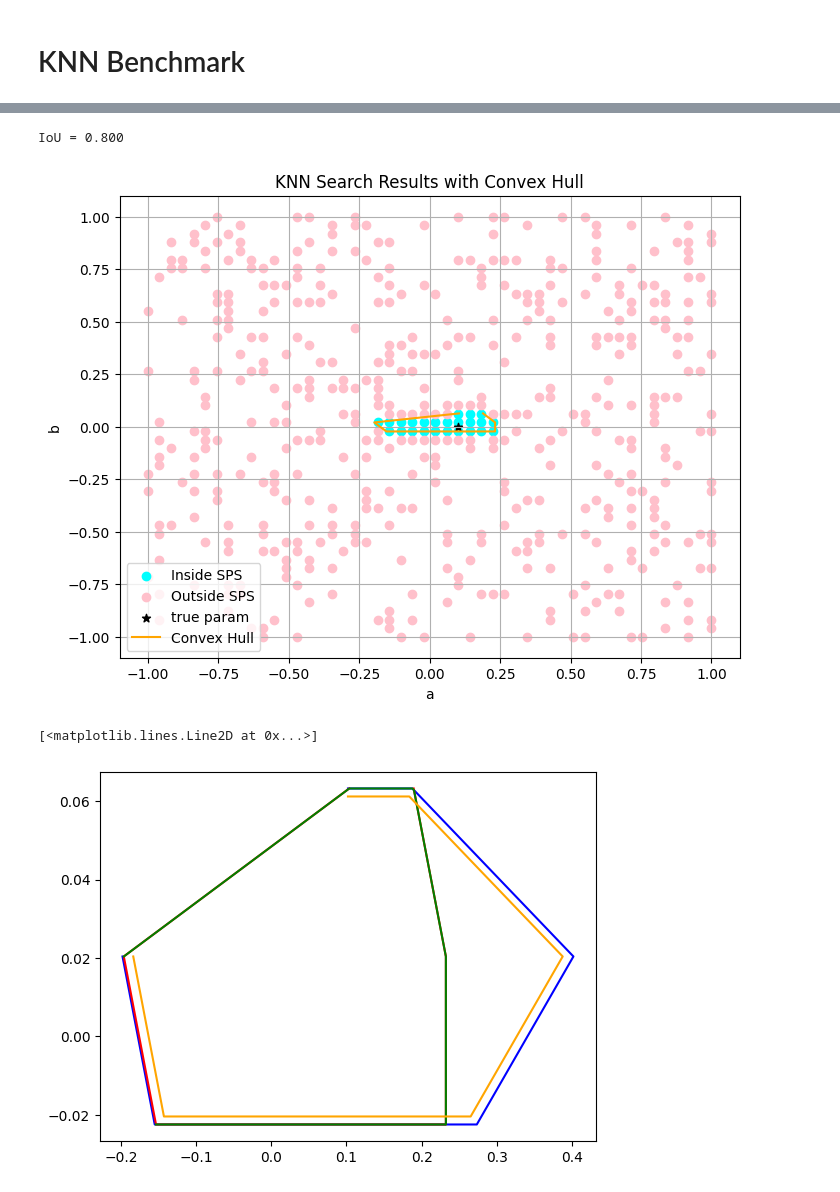
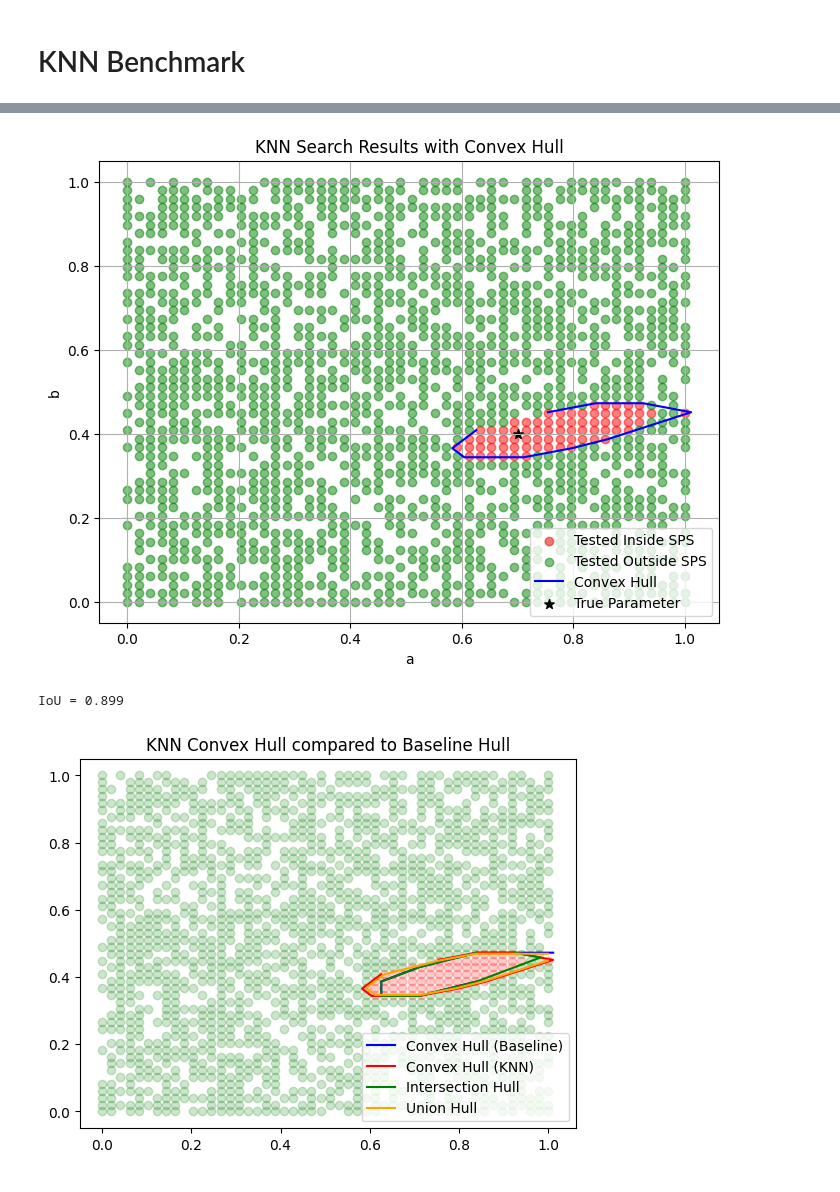
Before and after one commit to Muckthebuck/Learning-Dynamic-Systems, a Jupyter notebook: search/notebooks/search_benchmarking.ipynb, the cells around one changed output, grey strips where cells are left out. Cells and saved outputs as stored; diff of their text form; code cells hidden in the pictures.

Commit message:
Update notebooks for plots

```diff
--- a/search/notebooks/search_benchmarking.ipynb
+++ b/search/notebooks/search_benchmarking.ipynb
@@ -87,7 +87,7 @@ def sps_test_function(params, F, L, U, Y, n_a, n_b):
 # Grid search
 
 n_params = len(armax_model.A) - 1 + len(armax_model.B)
-mins = [-1] * n_params
+mins = [0] * n_params
 maxes = [1] * n_params
 n_points = 50
 
@@ -123,7 +123,8 @@ if len(baseline_out):
 plt.scatter(center[0], center[1], color='black', marker='*', label='true param')
 plt.xlabel("a")
 plt.ylabel("b")
-plt.title("SPS MIMO")
+plt.title("SPS Baseline Grid Search")
+plt.savefig("figures/sps_baseline.png")
 plt.legend()
 plt.grid(True)
 plt.show()
@@ -188,15 +190,19 @@ n_params = len(armax_model.A) - 1 + len(armax_model.B)
 
 
 search = SPSSearch(
-        mins=[-1]*n_params,
+        mins=[0]*n_params,
         maxes=[1]*n_params,
         n_dimensions=n_params,
         n_points=[50]*n_params,
-        search_size=0.1,
+        search_size=0.6,
         test_cb=search_test_function,
     )
 search.go()
 
-search.plot_results_2d()
+search.plot_epoch(0)
+search.plot_epoch(1)
+search.plot_epoch(2)
+search.plot_epoch(3)
+search.plot_epoch(10)
 print("Total SPS calls: ", n_sps_calls)
 # %% [output]
@@ -218,35 +232,42 @@ union_list = np.concatenate([baseline_in, knn_in])
 knn_union = ConvexHull(union_list)
 union_points = union_list[knn_union.vertices]
 
-knn_union_area = knn_union.area
-knn_intersection_area = ConvexHull(knn_intersection).area
-
-print("IoU = %.3f" % (knn_intersection_area / knn_union_area))
-
 # Plot the knn hull
 plt.figure(figsize=(8, 6))
 if len(knn_in):
-    plt.scatter(knn_in[:, 0], knn_in[:, 1], color='cyan', label='Inside SPS')
+    plt.scatter(knn_in[:, 0], knn_in[:, 1], color='red', label='Tested Inside SPS', alpha=0.5)
 if len(knn_out):
-    plt.scatter(knn_out[:, 0], knn_out[:, 1], color='pink', label='Outside SPS')
-plt.scatter(center[0], center[1], color='black', marker='*', label='true param')
-plt.plot(knn_expanded[:,0], knn_expanded[:,1], color='orange', label="Convex Hull")
+    plt.scatter(knn_out[:, 0], knn_out[:, 1], color='green', label='Tested Outside SPS', alpha=0.5)
+plt.plot(knn_expanded[:,0], knn_expanded[:,1], color='blue', label="Convex Hull")
+plt.scatter(center[0], center[1], color='black', marker='*', label='True Parameter', s=50)
 plt.xlabel("a")
 plt.ylabel("b")
 plt.title("KNN Search Results with Convex Hull")
 plt.legend()
 plt.grid(True)
+plt.savefig("figures/knn_search_hull.png")
 plt.show()
 # %% [output]
-IoU = 0.800
-[figure, old version]
+[figure, new version]
 # %%
 # Hull Comparison
 plt.figure()
+if len(knn_in):
+    plt.scatter(knn_in[:, 0], knn_in[:, 1], color='red', alpha=0.2)
+if len(knn_out):
+    plt.scatter(knn_out[:, 0], knn_out[:, 1], color='green', alpha=0.2)
 plt.plot(baseline_expanded[:,0], baseline_expanded[:,1], color='blue', label="Convex Hull (Baseline)")
 plt.plot(knn_expanded[:,0], knn_expanded[:,1], color='red', label="Convex Hull (KNN)")
 plt.plot(knn_intersection[:,0], knn_intersection[:,1], color='green', label="Intersection Hull")
 plt.plot(union_points[:,0], union_points[:,1], color='orange', label="Union Hull")
+plt.title("KNN Convex Hull compared to Baseline Hull")
+plt.savefig("figures/knn_search_hull_comparison.png")
+plt.legend()
+
+knn_union_area = knn_union.area
+knn_intersection_area = ConvexHull(knn_intersection).area
+
+print("IoU = %.3f" % (knn_intersection_area / knn_union_area))
 # %% [output]
-[<matplotlib.lines.Line2D at 0x...>]
+IoU = 0.899
-[figure, old version]
+[figure, new version]
```
Also changed, not shown: parts of 3 cells of this notebook, 1 other file.
